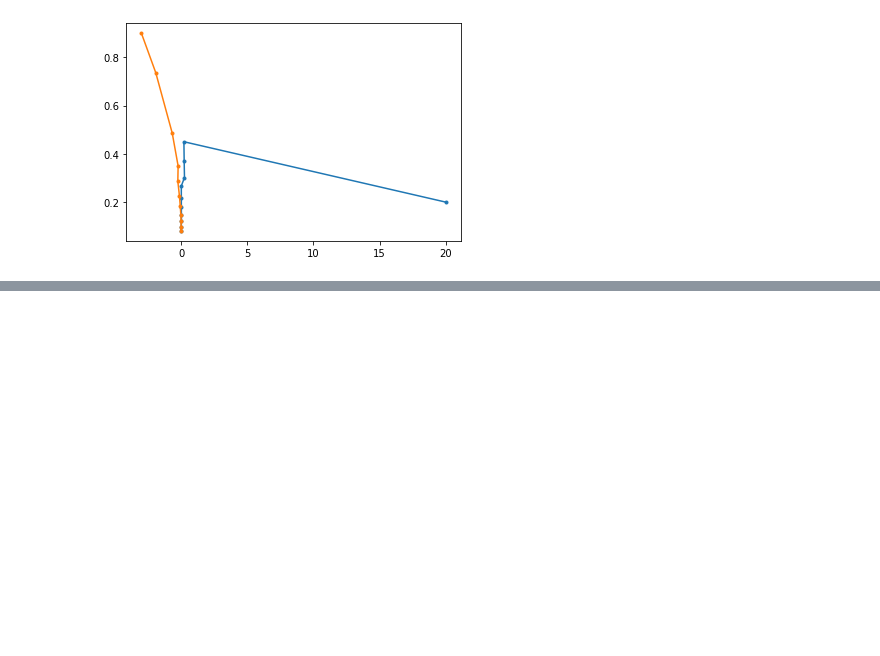
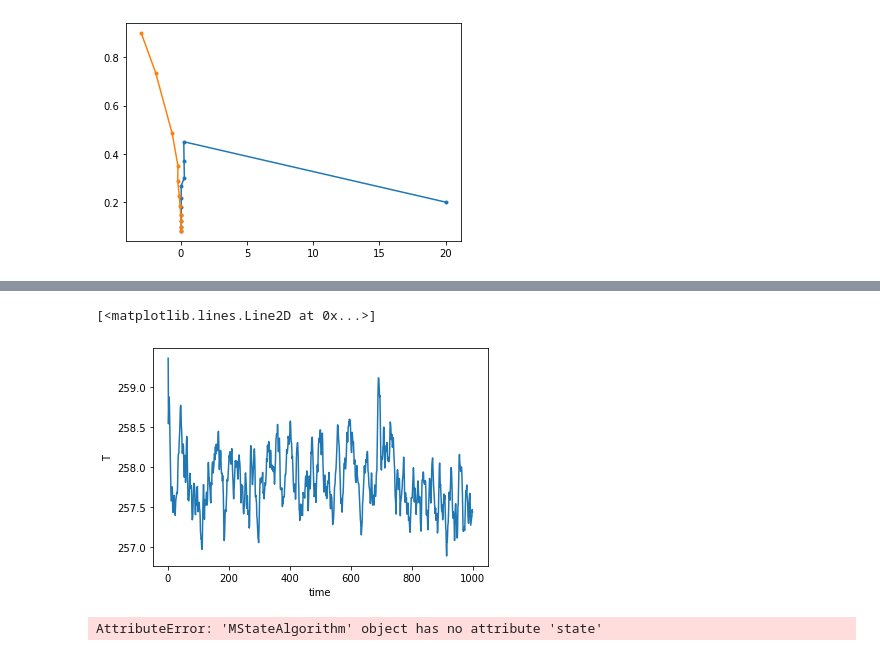
Before and after one commit to CalvinNesbitt/Double-Well-SR, a Jupyter notebook: M-State-Finder-Development.ipynb, the cells around one changed output, grey strips where cells are left out. Saved outputs shown, nothing was run; the diff lists cells and outputs as text; code cells hidden in the pictures; blank space fills up the shorter version.

```diff
--- a/M-State-Finder-Development.ipynb
+++ b/M-State-Finder-Development.ipynb
@@ -104,0 +177,5 @@ plt.plot(np.vstack(mstate.cold_ts)[:, 0], np.vstack(mstate.cold_ts)[:, 1],'.-')
+# %%
+runner = l96ebm.Integrator()
+runner.set_state(cold_init)
+looker = l96ebm.TrajectoryObserver(runner)
+l96ebm.make_observations(runner, looker, 1000, 1, noprog=False)
@@ -104,0 +186,5 @@ plt.plot(np.vstack(mstate.cold_ts)[:, 0], np.vstack(mstate.cold_ts)[:, 1],'.-')
+# %%
+looker.observations.T.plot()
+# %% [output]
+[<matplotlib.lines.Line2D at 0x...>]
+[figure, added]
@@ -104,0 +263,4 @@ plt.plot(np.vstack(mstate.cold_ts)[:, 0], np.vstack(mstate.cold_ts)[:, 1],'.-')
+# %%
+mstate.state
+# %% [output]
+AttributeError: 'MStateAlgorithm' object has no attribute 'state'
```
Also changed, not shown: parts of 15 cells of this notebook, 3 other files.
